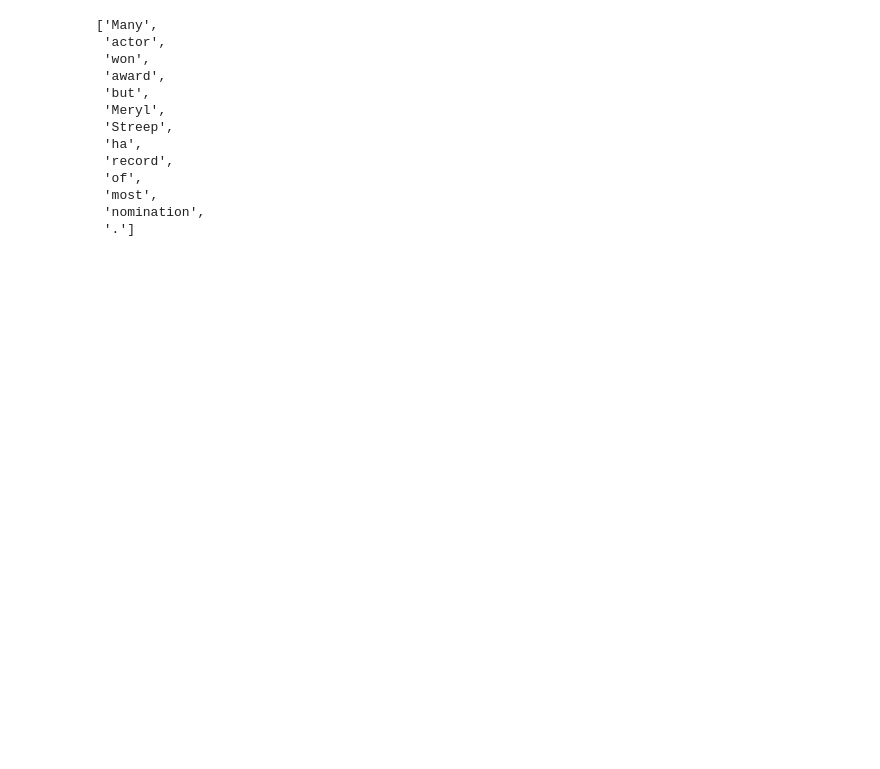
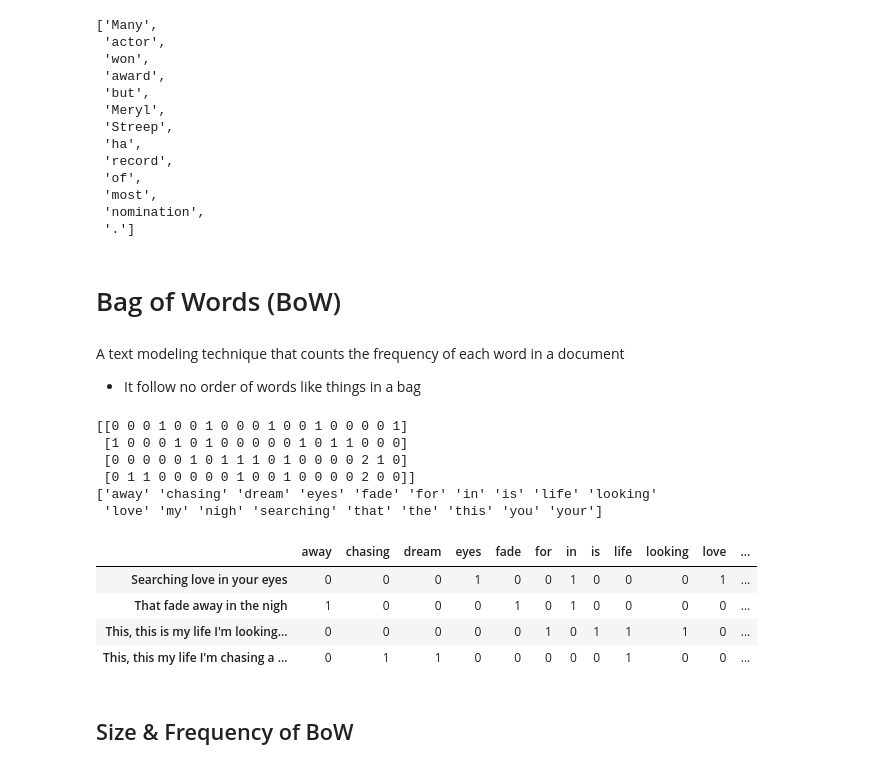
Before and after one commit to SobiaNoorAI/Data-Seekho-Data-Science-Mastery-Program, a Jupyter notebook: Module 5: NLP/NLP_Basics.ipynb, the cells around one changed output. Saved outputs shown, nothing was run; the diff lists cells and outputs as text; code cells hidden in the pictures; blank space fills up the shorter version.

```diff
--- a/Module 5: NLP/NLP_Basics.ipynb
+++ b/Module 5: NLP/NLP_Basics.ipynb
@@ -195,3 +198,55 @@ lemmed_words
  'most',
  'nomination',
  '.']
+# %% [markdown]
+# Bag of Words (BoW)
+# %% [markdown]
+A text modeling technique that counts the frequency of each word in a document
+
+* It follow no order of words like things in a bag
+# %%
+from sklearn.feature_extraction.text import CountVectorizer
+
+# CountVectorizer object
+vectorizer = CountVectorizer()
+
+text = {"This, this is my life I'm looking for you",
+"Searching love in your eyes",
+"This, this my life I'm chasing a dream",
+"That fade away in the nigh"}
+
+# Fit and transform the text into matrix
+X = vectorizer.fit_transform(text)
+
+# BoW representation as a dense array
+print(X.toarray())
+
+# Feature names (words)
+print(vectorizer.get_feature_names_out())
+# %% [output]
+[[0 0 0 1 0 0 1 0 0 0 1 0 0 1 0 0 0 0 1]
+ [1 0 0 0 1 0 1 0 0 0 0 0 1 0 1 1 0 0 0]
+ [0 0 0 0 0 1 0 1 1 1 0 1 0 0 0 0 2 1 0]
+ [0 1 1 0 0 0 0 0 1 0 0 1 0 0 0 0 2 0 0]]
+['away' 'chasing' 'dream' 'eyes' 'fade' 'for' 'in' 'is' 'life' 'looking'
+ 'love' 'my' 'nigh' 'searching' 'that' 'the' 'this' 'you' 'your']
+# %%
+import pandas as pd
+
+# Convert the sparse matrix to a Pandas DataFrame
+df = pd.DataFrame(
+    X.toarray(),
+    index=list(text),  # Use sentences as row indices
+    columns=vectorizer.get_feature_names_out()  # Use feature names as columns
+)
+
+# Print the DataFrame
+df
+# %% [output]
+|  | away | chasing | dream | eyes | fade | for | in | is | life | looking | love | ... |
+| Searching love in your eyes | 0 | 0 | 0 | 1 | 0 | 0 | 1 | 0 | 0 | 0 | 1 | ... |
+| That fade away in the nigh | 1 | 0 | 0 | 0 | 1 | 0 | 1 | 0 | 0 | 0 | 0 | ... |
+| This, this is my life I'm looking... | 0 | 0 | 0 | 0 | 0 | 1 | 0 | 1 | 1 | 1 | 0 | ... |
+| This, this my life I'm chasing a ... | 0 | 1 | 1 | 0 | 0 | 0 | 0 | 0 | 1 | 0 | 0 | ... |
+# %% [markdown]
+## Size & Frequency of BoW
```
Also changed, not shown: parts of 30 cells of this notebook.
